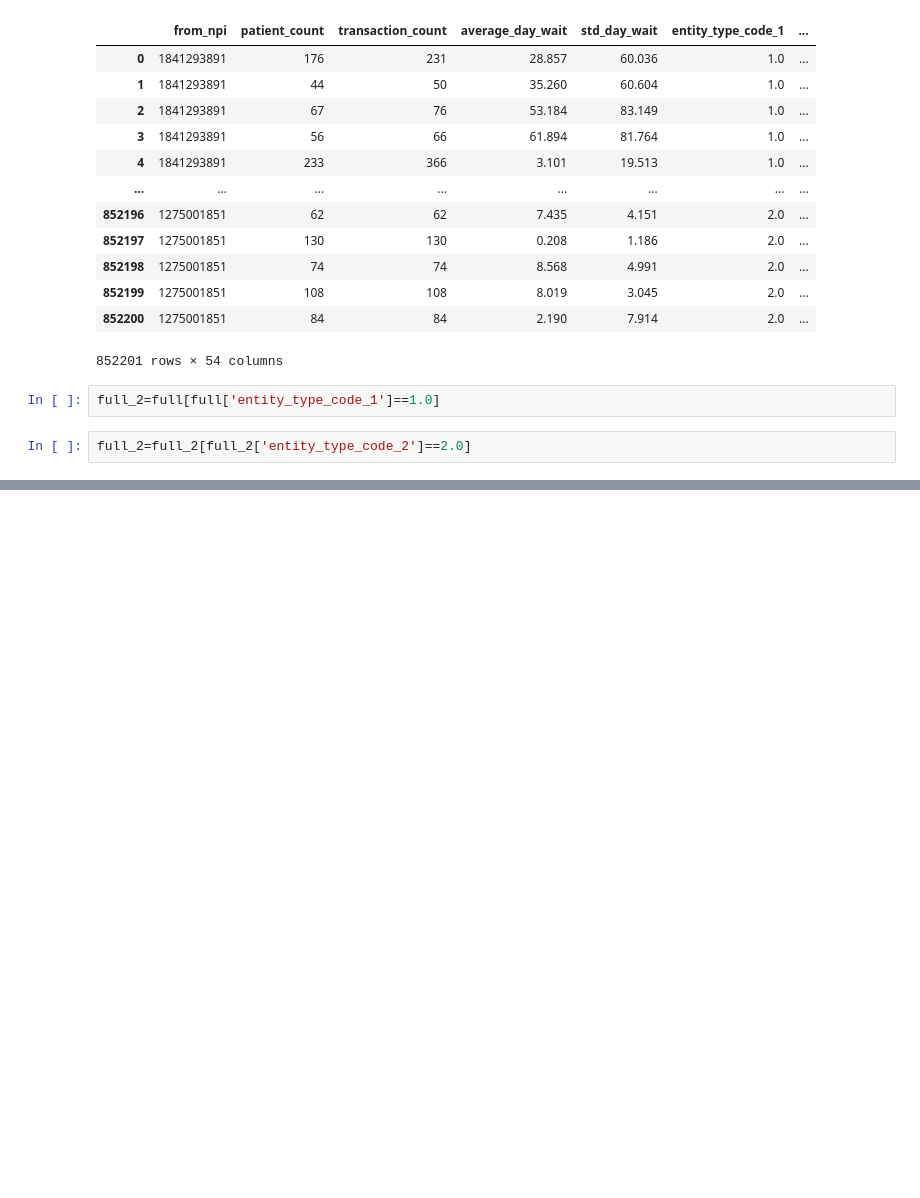
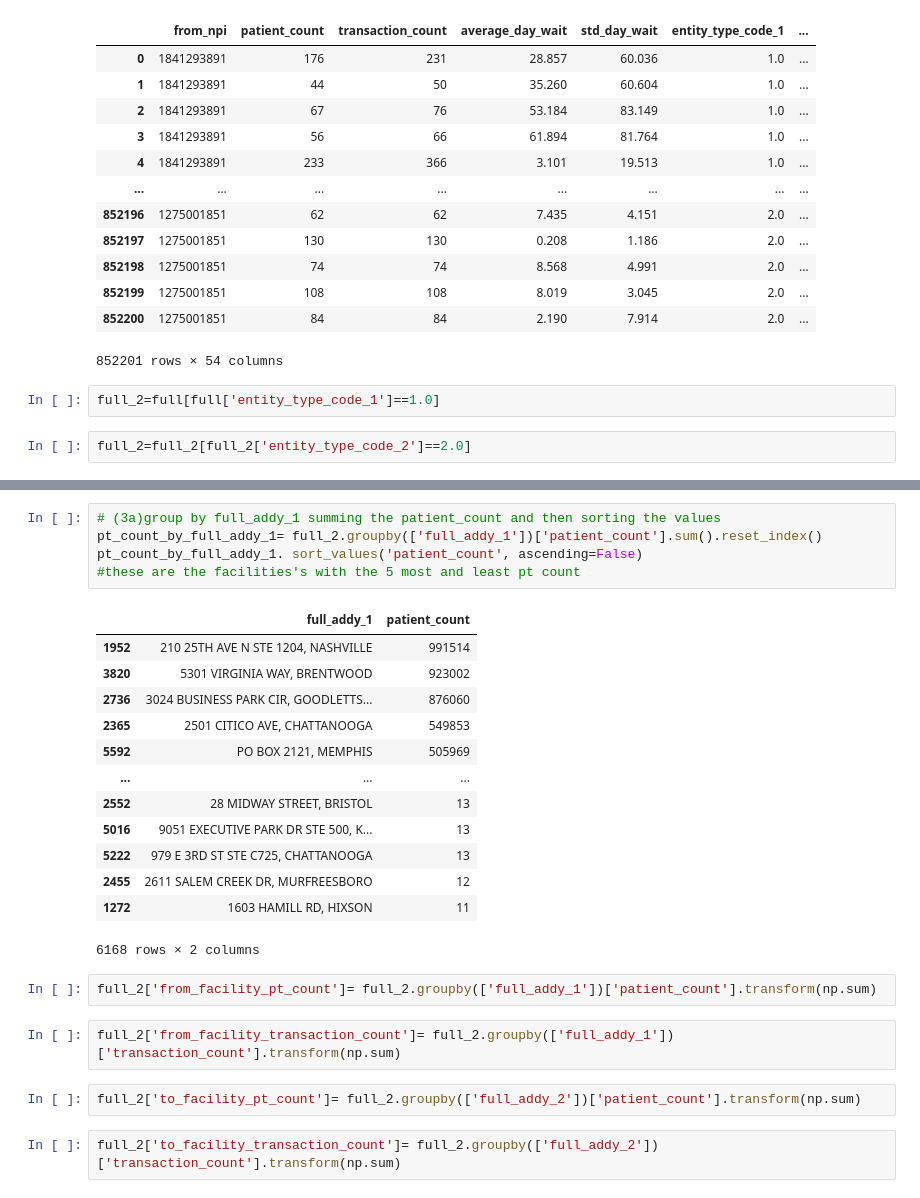
Before and after one commit to nss-data-science-cohort-5/hop_team-hot_pretzels, a Jupyter notebook: HCBB2_V2.ipynb, the cells around one changed output, grey strips where cells are left out. Drawn from its saved outputs; the diff is of its cells as text; blank space fills up the shorter version.

```diff
--- a/HCBB2_V2.ipynb
+++ b/HCBB2_V2.ipynb
@@ -334,0 +390,27 @@ transaction_count_by_to_npi. sort_values('transaction_count', ascending=False)
+# %%
+# (3a)group by full_addy_1 summing the patient_count and then sorting the values
+pt_count_by_full_addy_1= full_2.groupby(['full_addy_1'])['patient_count'].sum().reset_index()
+pt_count_by_full_addy_1. sort_values('patient_count', ascending=False)
+#these are the facilities's with the 5 most and least pt count
+# %% [output]
+|  | full_addy_1 | patient_count |
+| 1952 | 210 25TH AVE N STE 1204, NASHVILLE | 991514 |
+| 3820 | 5301 VIRGINIA WAY, BRENTWOOD | 923002 |
+| 2736 | 3024 BUSINESS PARK CIR, GOODLETTS... | 876060 |
+| 2365 | 2501 CITICO AVE, CHATTANOOGA | 549853 |
+| 5592 | PO BOX 2121, MEMPHIS | 505969 |
+| ... | ... | ... |
+| 2552 | 28 MIDWAY STREET, BRISTOL | 13 |
+| 5016 | 9051 EXECUTIVE PARK DR STE 500, K... | 13 |
+| 5222 | 979 E 3RD ST STE C725, CHATTANOOGA | 13 |
+| 2455 | 2611 SALEM CREEK DR, MURFREESBORO | 12 |
+| 1272 | 1603 HAMILL RD, HIXSON | 11 |
+6168 rows × 2 columns
+# %%
+full_2['from_facility_pt_count']= full_2.groupby(['full_addy_1'])['patient_count'].transform(np.sum)
+# %%
+full_2['from_facility_transaction_count']= full_2.groupby(['full_addy_1'])['transaction_count'].transform(np.sum)
+# %%
+full_2['to_facility_pt_count']= full_2.groupby(['full_addy_2'])['patient_count'].transform(np.sum)
+# %%
+full_2['to_facility_transaction_count']= full_2.groupby(['full_addy_2'])['transaction_count'].transform(np.sum)
```
Also changed, not shown: parts of 23 cells of this notebook.
